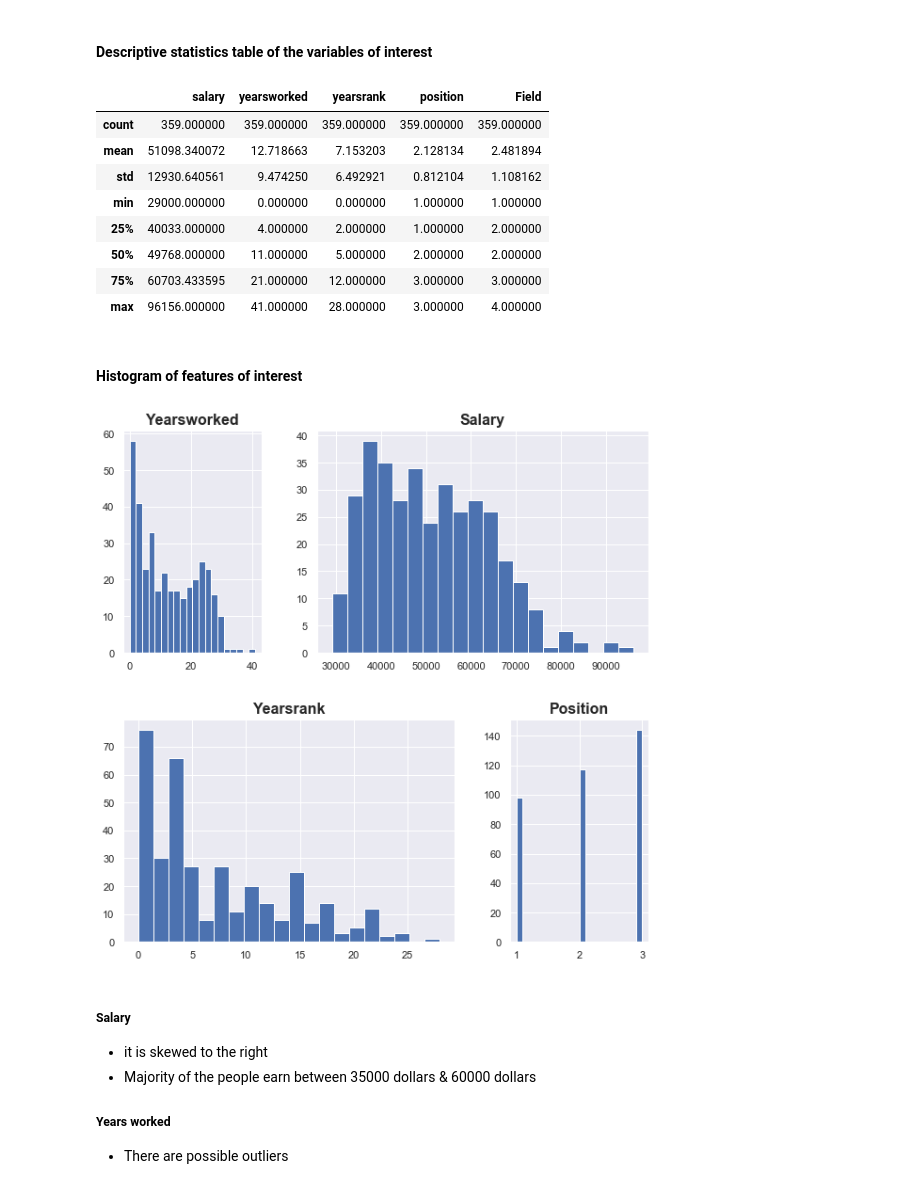
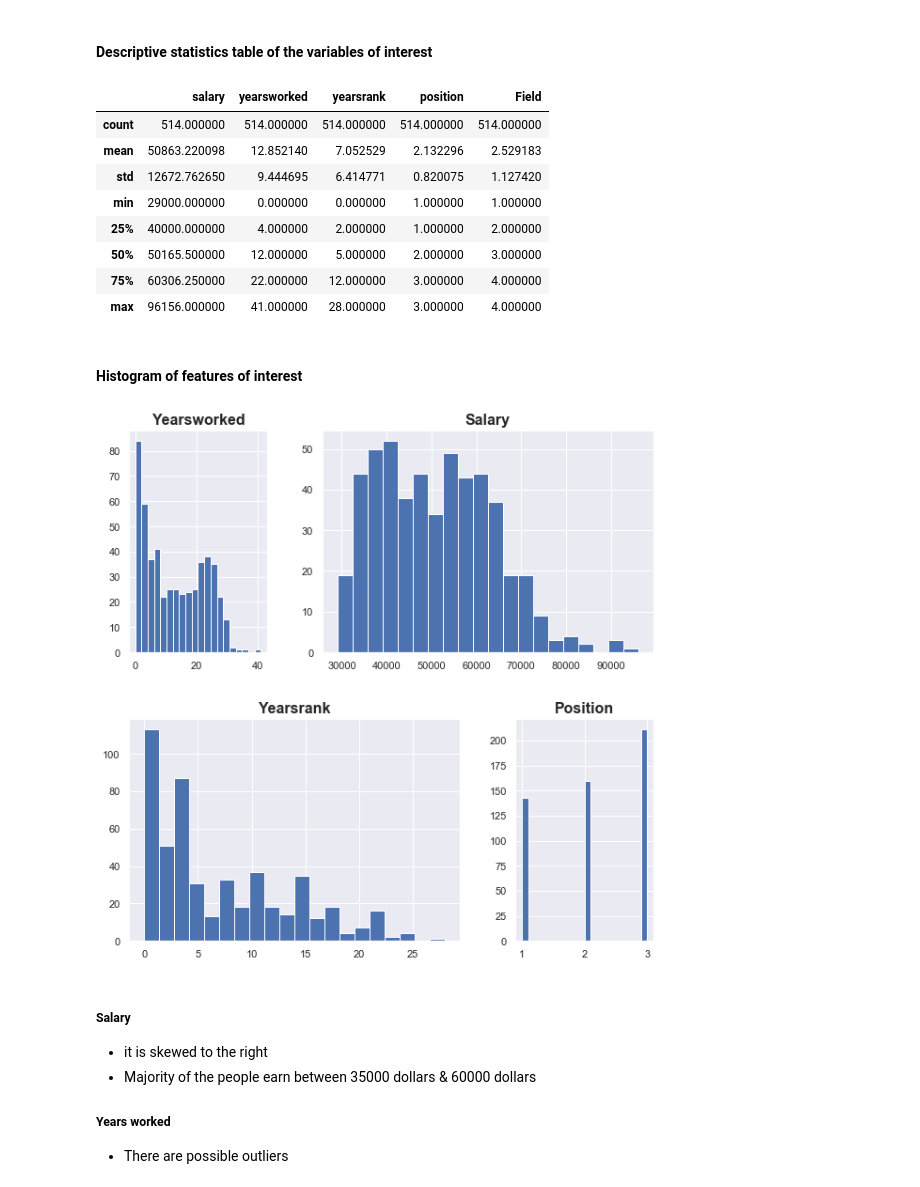
Before and after one commit to Sibusiso1995/Multi-linear-Regression, a Jupyter notebook: Mlr.ipynb, the cells around one changed output. Drawn from its saved outputs; the diff is of its cells as text; code cells hidden in the pictures.

```diff
--- a/Mlr.ipynb
+++ b/Mlr.ipynb
@@ -73,42 +66,42 @@ plt.show()
 ####  Descriptive statistics table of the variables of interest
 # %%
 #descriptive statistics
-df3 = x_train[['salary','yearsworked','yearsrank','position','Field']].describe()
+df3 = df[['salary','yearsworked','yearsrank','position','Field']].describe()
 df3
 # %% [output]
 |  | salary | yearsworked | yearsrank | position | Field |
-| count | 359.000000 | 359.000000 | 359.000000 | 359.000000 | 359.000000 |
-| mean | 51098.340072 | 12.718663 | 7.153203 | 2.128134 | 2.481894 |
-| std | 12930.640561 | 9.474250 | 6.492921 | 0.812104 | 1.108162 |
+| count | 514.000000 | 514.000000 | 514.000000 | 514.000000 | 514.000000 |
+| mean | 50863.220098 | 12.852140 | 7.052529 | 2.132296 | 2.529183 |
+| std | 12672.762650 | 9.444695 | 6.414771 | 0.820075 | 1.127420 |
 | min | 29000.000000 | 0.000000 | 0.000000 | 1.000000 | 1.000000 |
-| 25% | 40033.000000 | 4.000000 | 2.000000 | 1.000000 | 2.000000 |
-| 50% | 49768.000000 | 11.000000 | 5.000000 | 2.000000 | 2.000000 |
-| 75% | 60703.433595 | 21.000000 | 12.000000 | 3.000000 | 3.000000 |
+| 25% | 40000.000000 | 4.000000 | 2.000000 | 1.000000 | 2.000000 |
+| 50% | 50165.500000 | 12.000000 | 5.000000 | 2.000000 | 3.000000 |
+| 75% | 60306.250000 | 22.000000 | 12.000000 | 3.000000 | 4.000000 |
 | max | 96156.000000 | 41.000000 | 28.000000 | 3.000000 | 4.000000 |
 # %% [markdown]
 #### Histogram of features of interest
 # %%
 sns.set()
 f, axes = plt.subplots(1, 2,figsize=(10, 10))
 grid = plt.GridSpec(2, 3, wspace=0.4, hspace=0.3)
 plt.subplot(grid[0, 0])
-plt.hist(x_train.yearsworked, bins=20)
+plt.hist(df.yearsworked, bins=20)
 plt.title('Yearsworked', weight='bold', fontsize=16)
 
 plt.subplot(grid[0, 1:])
-plt.hist(x_train.salary, bins=20)
+plt.hist(df.salary, bins=20)
 plt.title('Salary', weight='bold', fontsize=16)
 
 plt.subplot(grid[1, :2])
-plt.hist(x_train.yearsrank, bins=20)
+plt.hist(df.yearsrank, bins=20)
 plt.title('Yearsrank', weight='bold', fontsize=16)
 
 plt.subplot(grid[1, 2])
-plt.hist(x_train.position, bins=20)
+plt.hist(df.position, bins=20)
 plt.title('Position', weight='bold', fontsize=16)
 plt.show()
 # %% [output]
-[figure, old version]
+[figure, new version]
 # %% [markdown]
 ##### Salary
 - it is skewed to the right
```
Also changed, not shown: parts of 18 cells of this notebook.
